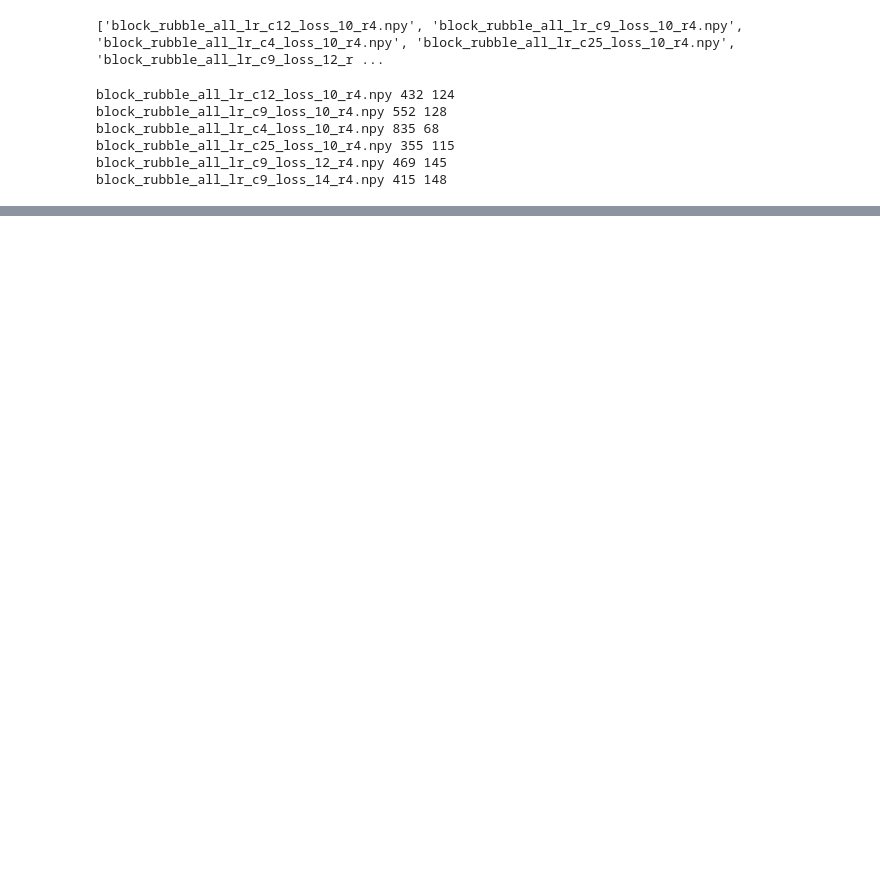
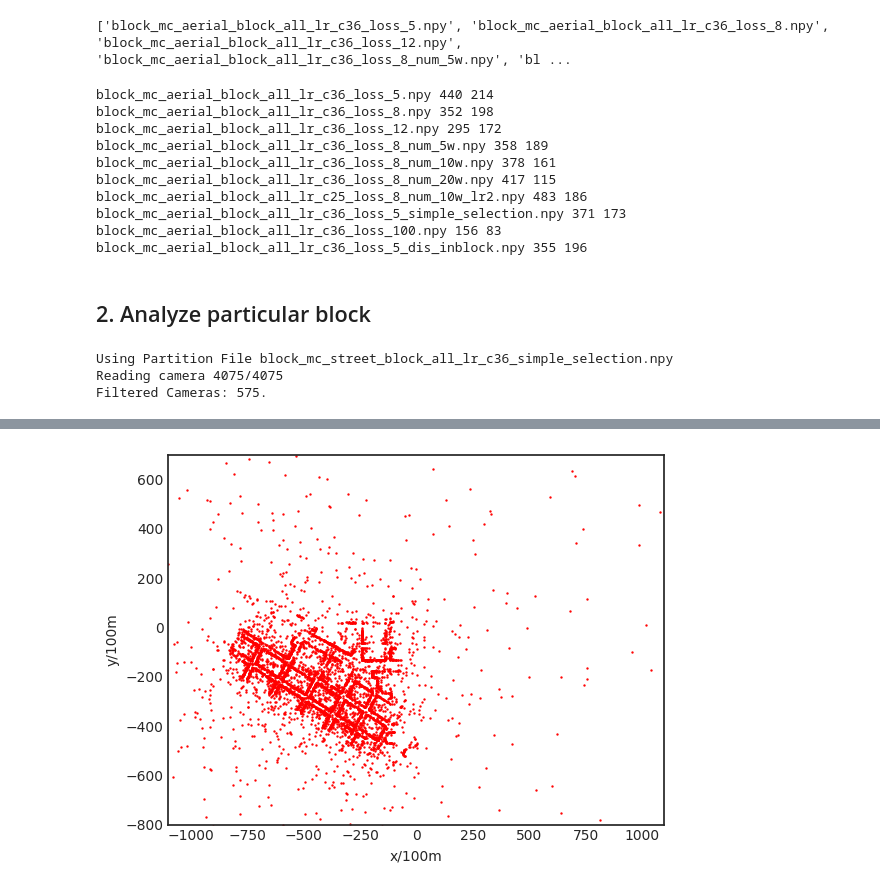
Before and after one commit to DekuLiuTesla/CityGaussian, a Jupyter notebook: notebooks/read_partition.ipynb, the cells around one changed output, grey strips where cells are left out. Drawn from its saved outputs; the diff is of its cells as text; code cells hidden in the pictures; blank space fills up the shorter version.

```diff
--- a/notebooks/read_partition.ipynb
+++ b/notebooks/read_partition.ipynb
@@ -8,9 +10,9 @@ import matplotlib.pyplot as plt
 # %%
-path = "../data/mill19/rubble-pixsfm/train/data_partitions"
+path = "../data/matrix_city/aerial/train/block_all/data_partitions"
 files = [f for f in os.listdir(path) if f.endswith('.npy')]
 print(files)
 # %% [output]
-['block_rubble_all_lr_c12_loss_10_r4.npy', 'block_rubble_all_lr_c9_loss_10_r4.npy', 'block_rubble_all_lr_c4_loss_10_r4.npy', 'block_rubble_all_lr_c25_loss_10_r4.npy', 'block_rubble_all_lr_c9_loss_12_r ...
+['block_mc_aerial_block_all_lr_c36_loss_5.npy', 'block_mc_aerial_block_all_lr_c36_loss_8.npy', 'block_mc_aerial_block_all_lr_c36_loss_12.npy', 'block_mc_aerial_block_all_lr_c36_loss_8_num_5w.npy', 'bl ...
 # %%
 distributions = []
 for f in files:
@@ -21,9 +23,15 @@ for f in files:
     distributions.append(partition.sum(axis=0))
     print(f, mean, std)
 # %% [output]
-block_rubble_all_lr_c12_loss_10_r4.npy 432 124
-block_rubble_all_lr_c9_loss_10_r4.npy 552 128
-block_rubble_all_lr_c4_loss_10_r4.npy 835 68
-block_rubble_all_lr_c25_loss_10_r4.npy 355 115
-block_rubble_all_lr_c9_loss_12_r4.npy 469 145
-block_rubble_all_lr_c9_loss_14_r4.npy 415 148
+block_mc_aerial_block_all_lr_c36_loss_5.npy 440 214
+block_mc_aerial_block_all_lr_c36_loss_8.npy 352 198
+block_mc_aerial_block_all_lr_c36_loss_12.npy 295 172
+block_mc_aerial_block_all_lr_c36_loss_8_num_5w.npy 358 189
+block_mc_aerial_block_all_lr_c36_loss_8_num_10w.npy 378 161
+block_mc_aerial_block_all_lr_c36_loss_8_num_20w.npy 417 115
+block_mc_aerial_block_all_lr_c25_loss_8_num_10w_lr2.npy 483 186
+block_mc_aerial_block_all_lr_c36_loss_5_simple_selection.npy 371 173
+block_mc_aerial_block_all_lr_c36_loss_100.npy 156 83
+block_mc_aerial_block_all_lr_c36_loss_5_dis_inblock.npy 355 196
+# %% [markdown]
+## 2. Analyze particular block
@@ -29,0 +48,34 @@ block_rubble_all_lr_c9_loss_14_r4.npy 415 148
+# %%
+block_id = 16
+config_name = "block_mc_street_block_all_lr_c36_simple_selection_lr2"
+config = f'../config/{config_name}.yaml'
+with open(config) as f:
+    cfg = yaml.load(f, Loader=yaml.FullLoader)
+    lp, op, pp = parse_cfg(cfg)
+    lp.source_path = os.path.join("../", lp.source_path)
+    lp.pretrain_path = os.path.join("../", lp.pretrain_path)
+    lp.model_path = os.path.join("../output/", config_name)
+    setattr(lp, 'config_path', config)
+    setattr(lp, 'block_id', block_id)
+    # setattr(lp, 'pretrain_path', f"../output/{config_name}/cells/cell{block_id}/point_cloud/iteration_30000")
+
+gaussians = GaussianModel(lp.sh_degree)
+scene = LargeScene(lp, gaussians)
+gs_dataset = GSDataset(scene.getTrainCameras(), scene, lp, pp)
+# %% [output]
+Using Partition File block_mc_street_block_all_lr_c36_simple_selection.npy
+Reading camera 4075/4075
+Filtered Cameras: 575.
+# %%
+xyz_org = gaussians.get_xyz
+plt.style.use('seaborn-white')
+plt.figure()
+plt.scatter(xyz_org[::200, 0].detach().cpu(), xyz_org[::200, 1].detach().cpu(), s=0.5, c='r')
+plt.xlim(-1100, 1100)
+plt.ylim(-800, 700)
+plt.xlabel('x/100m')
+plt.ylabel('y/100m')
+plt.legend()
+# plt.grid(True)
+plt.show()
+# %% [output]
@@ -29,0 +83 @@ block_rubble_all_lr_c9_loss_14_r4.npy 415 148
+[figure, added]
```
Also changed, not shown: parts of 10 cells of this notebook, 14 other files.
